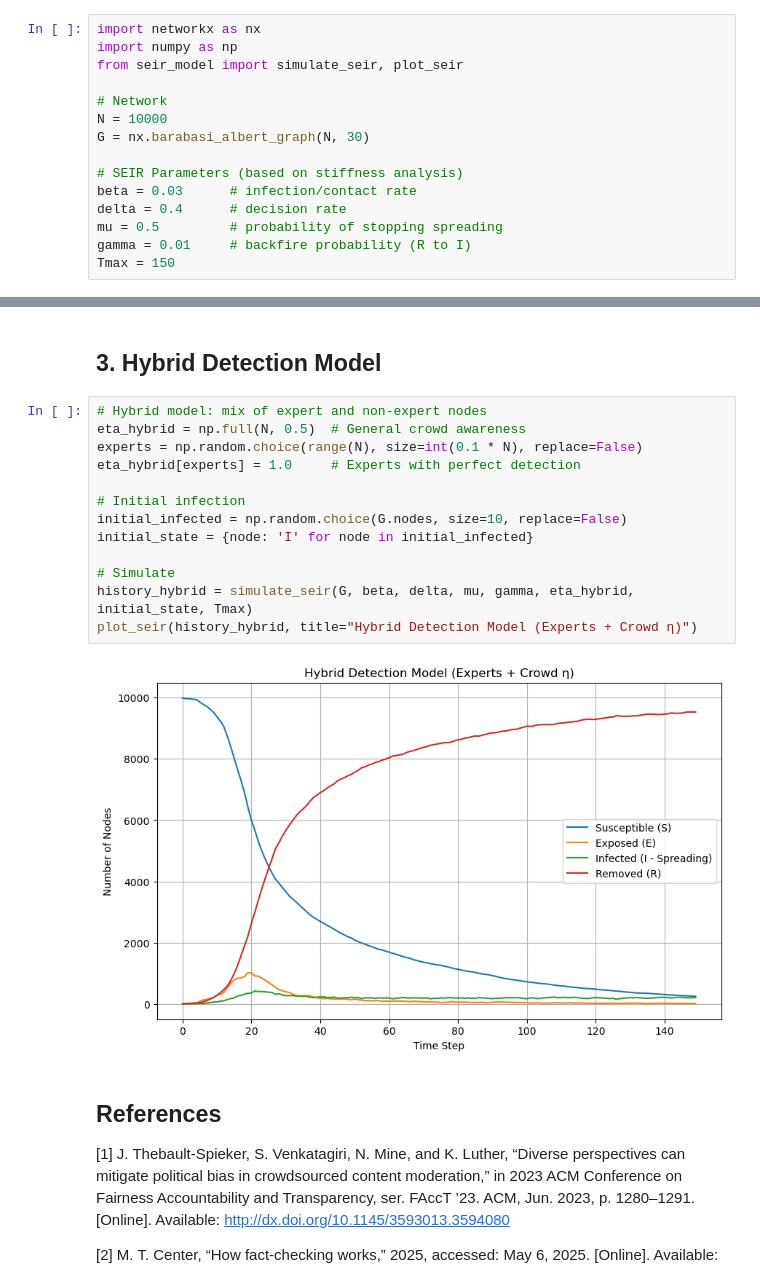
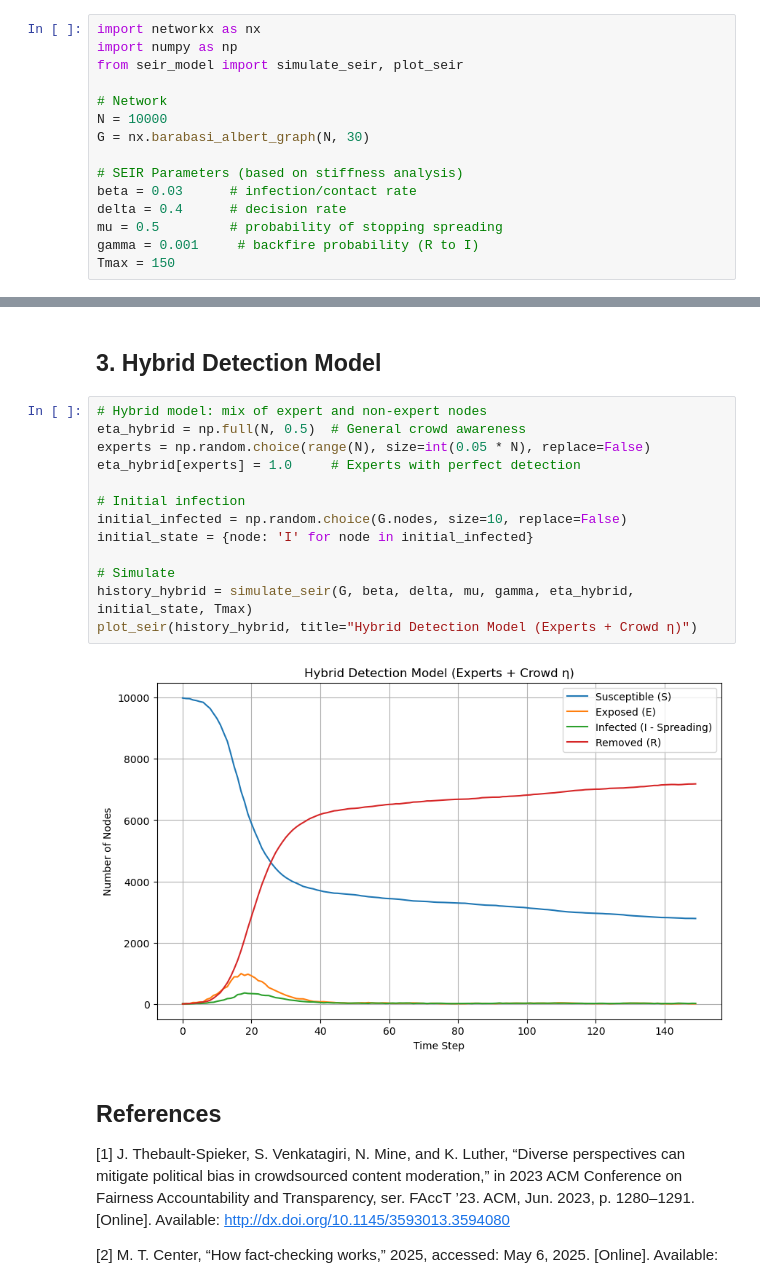
Before and after one commit to Danie1Arias/FakeNewsDetection, a Jupyter notebook: notebook.ipynb, the cells around one changed output, grey strips where cells are left out. Saved outputs shown, nothing was run; the diff lists cells and outputs as text.

```diff
--- a/notebook.ipynb
+++ b/notebook.ipynb
@@ -34,7 +34,7 @@ G = nx.barabasi_albert_graph(N, 30)
 beta = 0.03      # infection/contact rate
 delta = 0.4      # decision rate
 mu = 0.5         # probability of stopping spreading
-gamma = 0.01     # backfire probability (R to I)
+gamma = 0.001     # backfire probability (R to I)
 Tmax = 150
 # %% [markdown]
 ## 1. Centralized Detection Model
@@ -73,18 +73,18 @@ plot_seir(history_decentralized, title="Decentralized Detection Model (η homoge
 # %%
 # Hybrid model: mix of expert and non-expert nodes
 eta_hybrid = np.full(N, 0.5)  # General crowd awareness
-experts = np.random.choice(range(N), size=int(0.1 * N), replace=False)
+experts = np.random.choice(range(N), size=int(0.05 * N), replace=False)
 eta_hybrid[experts] = 1.0     # Experts with perfect detection
 
 # Initial infection
 initial_infected = np.random.choice(G.nodes, size=10, replace=False)
 initial_state = {node: 'I' for node in initial_infected}
 
 # Simulate
 history_hybrid = simulate_seir(G, beta, delta, mu, gamma, eta_hybrid, initial_state, Tmax)
 plot_seir(history_hybrid, title="Hybrid Detection Model (Experts + Crowd η)")
 # %% [output]
-[figure, old version]
+[figure, new version]
 # %% [markdown]
 ## References
 [1] J. Thebault-Spieker, S. Venkatagiri, N. Mine, and K. Luther, “Diverse perspectives can mitigate political bias in crowdsourced content moderation,” in 2023 ACM Conference on Fairness Accountability and Transparency, ser. FAccT ’23. ACM, Jun. 2023, p. 1280–1291. [Online]. Available: http://dx.doi.org/10.1145/3593013.3594080
```
Also changed, not shown: parts of 6 cells of this notebook.
